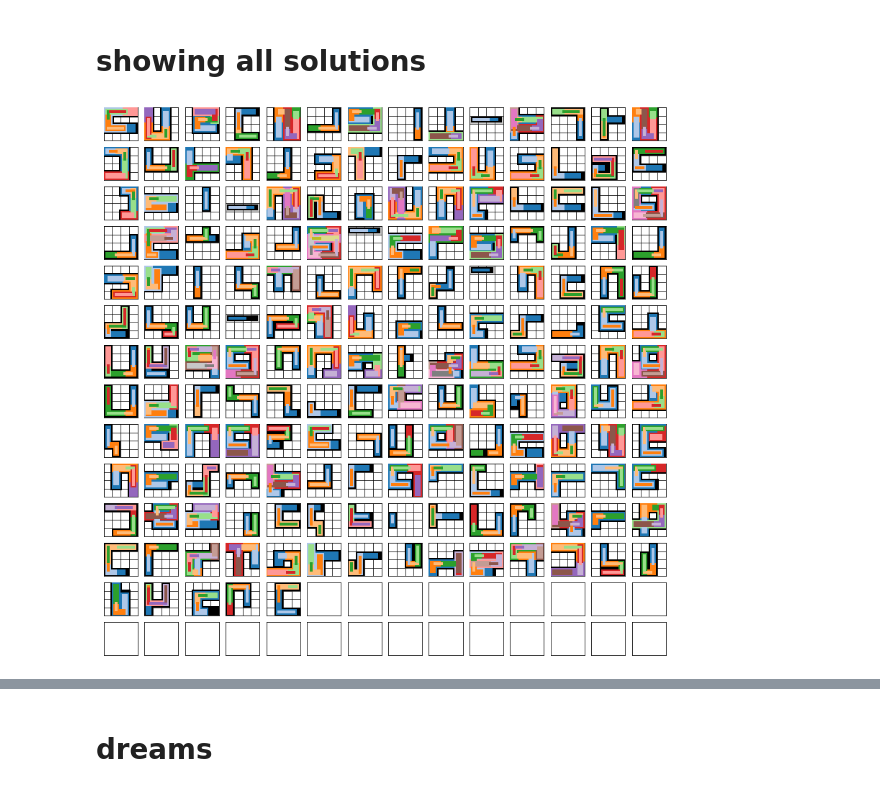
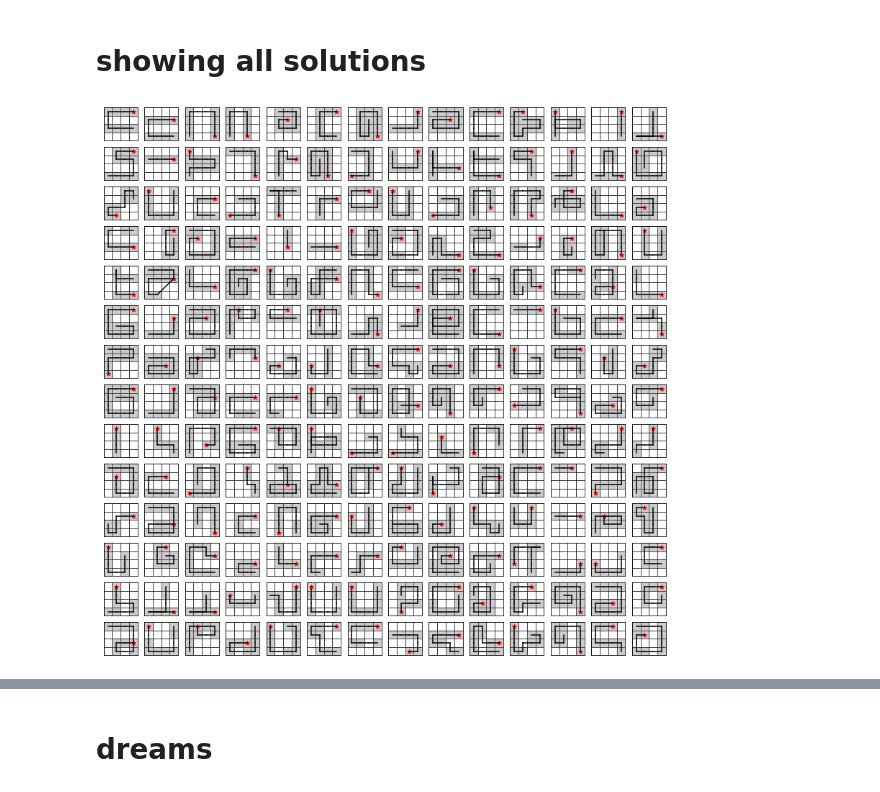
Before and after one commit to cgc/ec, a Jupyter notebook: dreamcoder/domains/grid/viz.ipynb, the cells around one changed output, grey strips where cells are left out. Cells and saved outputs as stored; diff of their text form; code cells hidden in the pictures.

```diff
--- a/dreamcoder/domains/grid/viz.ipynb
+++ b/dreamcoder/domains/grid/viz.ipynb
@@ -17,0 +11,4 @@ train = r['train']
+# %%
+DATA = analyze_tools.data
+DATA.pen
+DATA.explicit_mark
@@ -18,7 +53,7 @@ train = r['train']
 # %% [markdown]
 # Demo task rendering
 # %%
-task, tf = next(analyze_tools.iter_frontiers(train, result))
+task, tf = next(DATA.explicit_mark[-1].iter_frontiers())
 s = tf.execute_best(trace=True)['state']
 analyze_tools.plot(tf)
 # %% [output]
@@ -43,14 +86,15 @@ analyze_tools.plot(np.zeros((4, 4)), s.grid, s.history)
 # showing all solutions
 # %%
 f, axes = plt.subplots(14, 14, figsize=(14, 14))
+#f, axes = plt.subplots(7, 7, figsize=(10, 10))
 axes = axes.flatten().tolist()
 for ax in axes: ax.set(xticks=[], yticks=[])
 
-for task, tf in analyze_tools.iter_frontiers(train, result):
+for task, tf in DATA.explicit_mark[-1].iter_frontiers():
     if not tf.is_solved():
         continue
     analyze_tools.plot(tf, ax=axes.pop(0))
     if not axes:
         break
 # %% [output]
-[figure, old version]
+[figure, new version]
```
Also changed, not shown: parts of 45 cells of this notebook, 2 other files.
